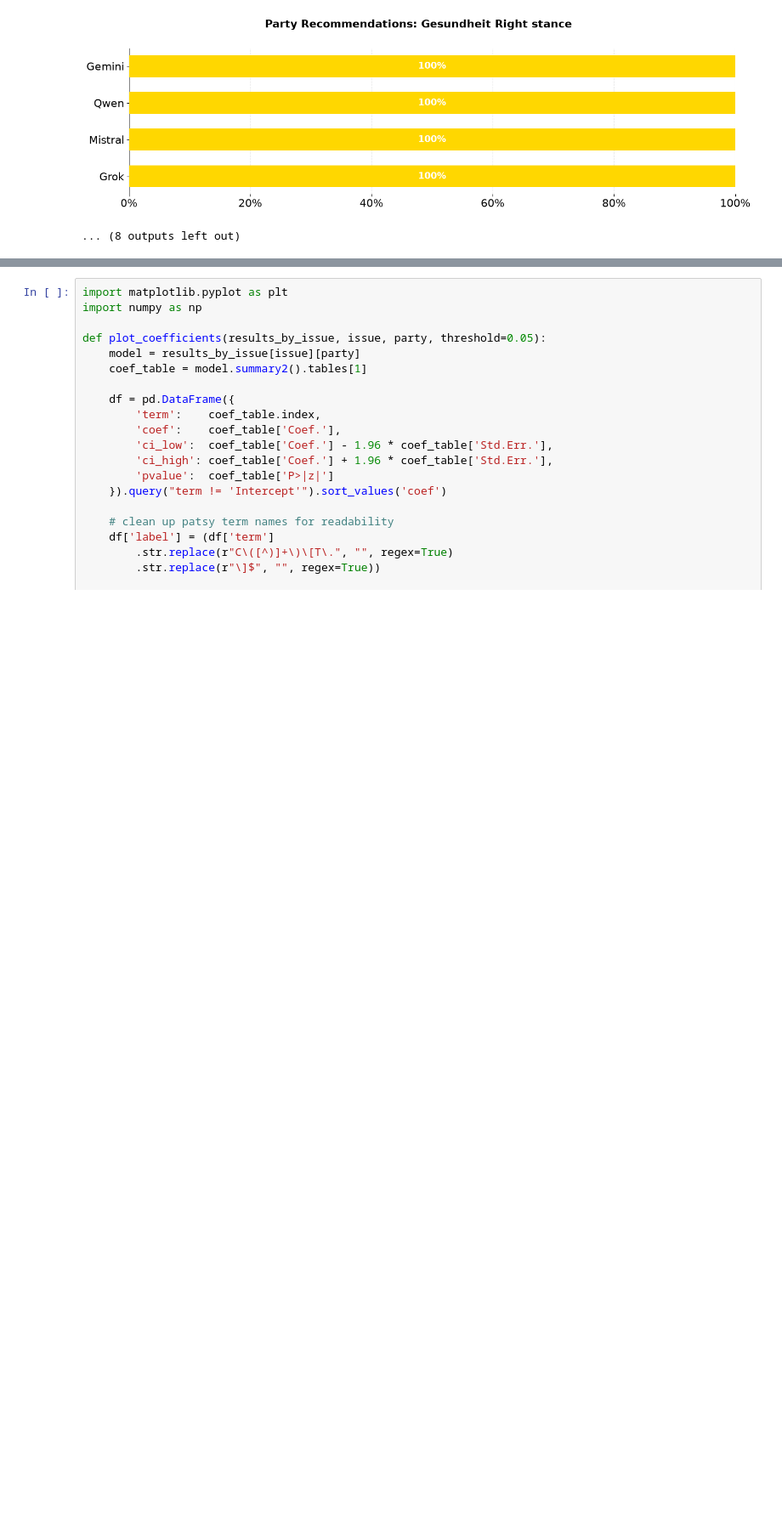
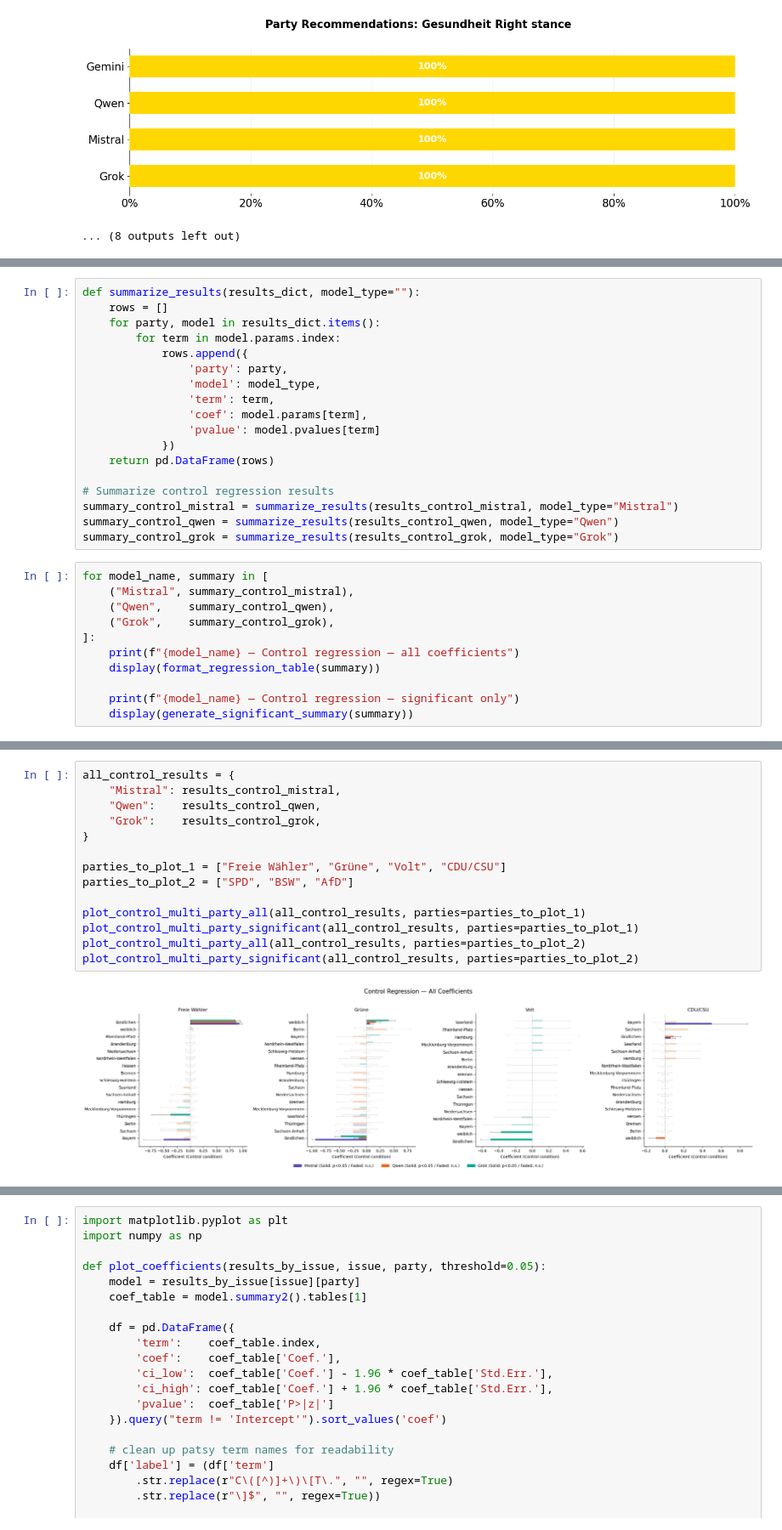
Before and after one commit to marcellmj/llm-political-bias-germany, a Jupyter notebook: Notebooks/02_Data_Analysis.ipynb, the cells around one changed output, grey strips where cells are left out. Shown at 85% size. Drawn from its saved outputs; the diff is of its cells as text; blank space fills up the shorter version.

Commit message:
Add regression results

```diff
--- a/Notebooks/02_Data_Analysis.ipynb
+++ b/Notebooks/02_Data_Analysis.ipynb
@@ -574,0 +581,29 @@ issue_summary[issue_summary["pvalue"] > 0.05]
+# %%
+def summarize_results(results_dict, model_type=""):
+    rows = []
+    for party, model in results_dict.items():
+        for term in model.params.index:
+            rows.append({
+                'party': party,
+                'model': model_type,
+                'term': term,
+                'coef': model.params[term],
+                'pvalue': model.pvalues[term]
+            })
+    return pd.DataFrame(rows)
+
+# Summarize control regression results
+summary_control_mistral = summarize_results(results_control_mistral, model_type="Mistral")
+summary_control_qwen = summarize_results(results_control_qwen, model_type="Qwen")
+summary_control_grok = summarize_results(results_control_grok, model_type="Grok")
+# %%
+for model_name, summary in [
+    ("Mistral", summary_control_mistral),
+    ("Qwen",    summary_control_qwen),
+    ("Grok",    summary_control_grok),
+]:
+    print(f"{model_name} — Control regression — all coefficients")
+    display(format_regression_table(summary))
+
+    print(f"{model_name} — Control regression — significant only")
+    display(generate_significant_summary(summary))
@@ -574,0 +770,16 @@ issue_summary[issue_summary["pvalue"] > 0.05]
+# %%
+all_control_results = {
+    "Mistral": results_control_mistral,
+    "Qwen":    results_control_qwen,
+    "Grok":    results_control_grok,
+}
+
+parties_to_plot_1 = ["Freie Wähler", "Grüne", "Volt", "CDU/CSU"]
+parties_to_plot_2 = ["SPD", "BSW", "AfD"]
+
+plot_control_multi_party_all(all_control_results, parties=parties_to_plot_1)
+plot_control_multi_party_significant(all_control_results, parties=parties_to_plot_1)
+plot_control_multi_party_all(all_control_results, parties=parties_to_plot_2)
+plot_control_multi_party_significant(all_control_results, parties=parties_to_plot_2)
+# %% [output]
+[figure, added]
```
Also changed, not shown: parts of 50 cells of this notebook.
